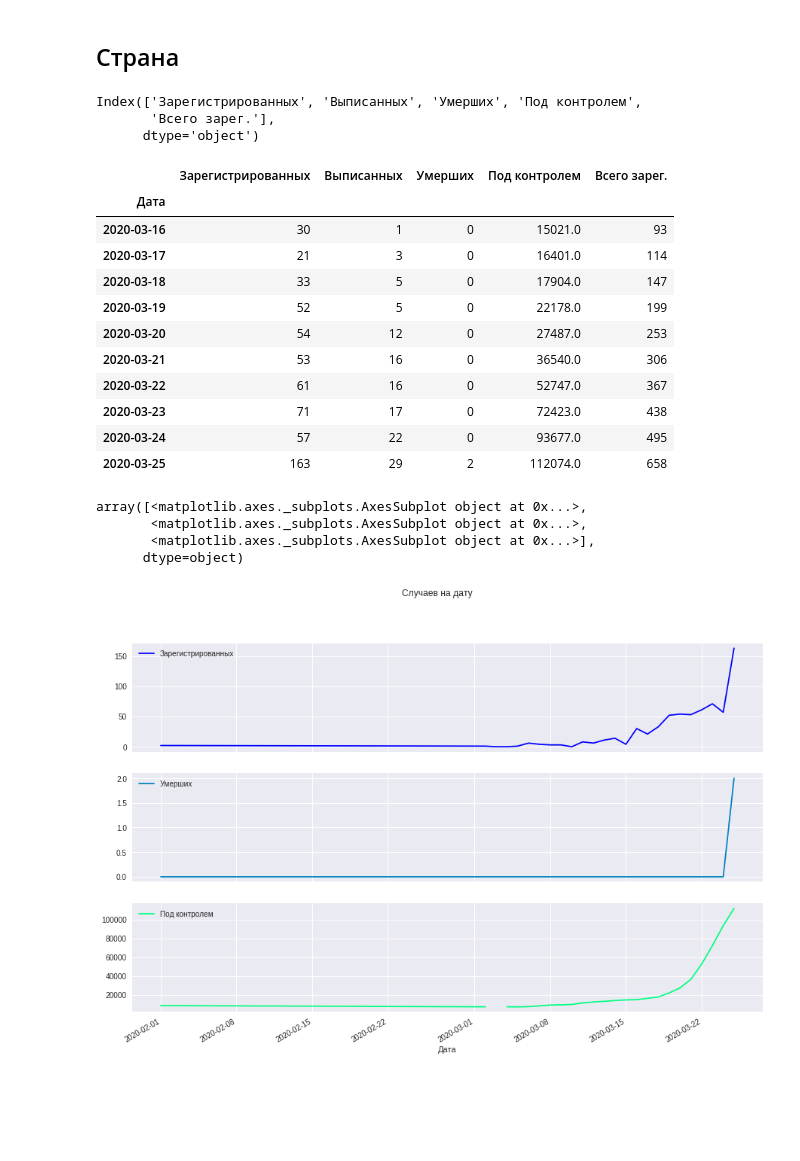
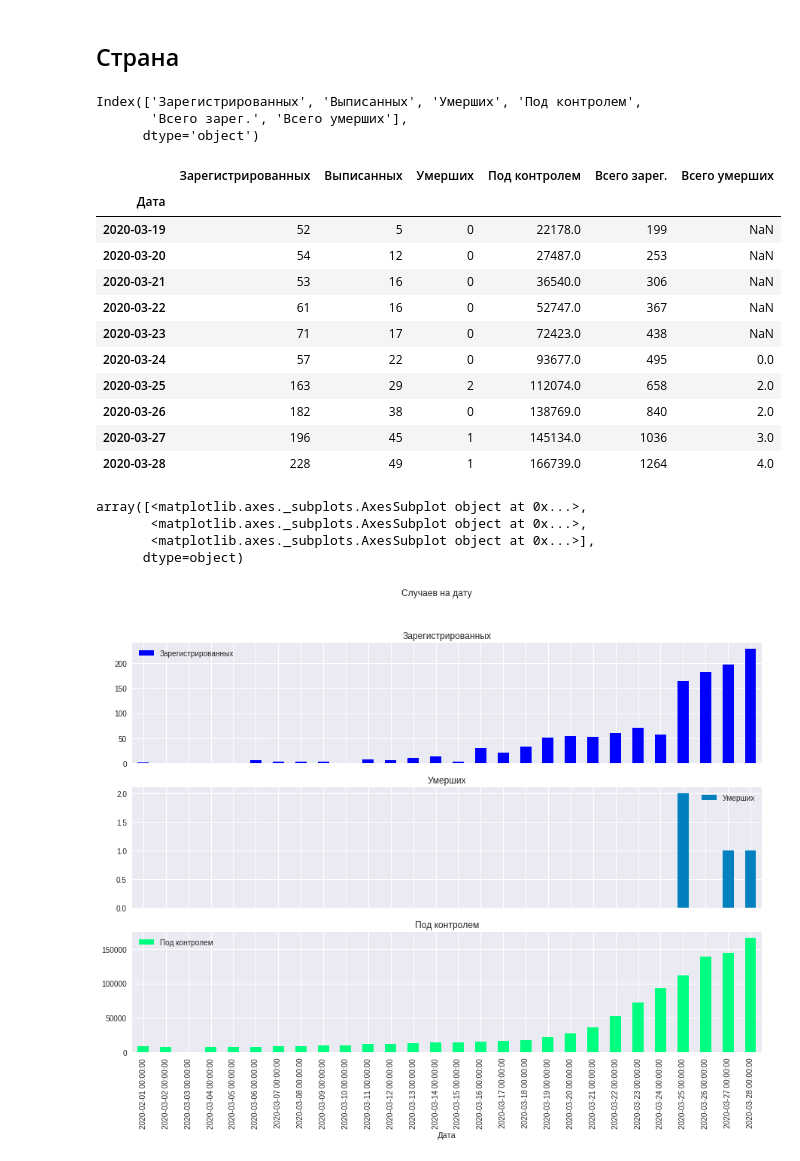
Before and after one commit to smeyashka/corona, a Jupyter notebook: graph.ipynb, the cells around one changed output. Drawn from its saved outputs; the diff is of its cells as text; code cells hidden in the pictures; blank space fills up the shorter version.

```diff
--- a/graph.ipynb
+++ b/graph.ipynb
@@ -168,6 +187,18 @@ rate_all
 # %%
 country = pd.read_csv('data_country.csv', sep=';', parse_dates=['Дата'], index_col='Дата')
 country.columns = country.columns.str.strip()
+# %%
+#Всего на дату
+offset = 23 #до даты появления летальных случаев
+death_all = pd.DataFrame(index = country.index[offset:])
+death_all['Умерших'] = 0
+death_all['Умерших'].values[0] = country[['Умерших']].values[offset]
+
+#print(total.index.size)
+for row in range(1, death_all.index.size, 1):
+    death_all['Умерших'].values[row] = country[['Умерших']].values[row+offset] + death_all[['Умерших']].values[row-1]
+
+country['Всего умерших'] =  death_all
 # %%
 print(country.keys())
 
@@ -175,25 +206,25 @@ print(country.keys())
 country.last('10D')
 # %% [output]
 Index(['Зарегистрированных', 'Выписанных', 'Умерших', 'Под контролем',
-       'Всего зарег.'],
+       'Всего зарег.', 'Всего умерших'],
       dtype='object')
-|  | Зарегистрированных | Выписанных | Умерших | Под контролем | Всего зарег. |
-| Дата |  |  |  |  |  |
-| 2020-03-16 | 30 | 1 | 0 | 15021.0 | 93 |
-| 2020-03-17 | 21 | 3 | 0 | 16401.0 | 114 |
-| 2020-03-18 | 33 | 5 | 0 | 17904.0 | 147 |
-| 2020-03-19 | 52 | 5 | 0 | 22178.0 | 199 |
-| 2020-03-20 | 54 | 12 | 0 | 27487.0 | 253 |
-| 2020-03-21 | 53 | 16 | 0 | 36540.0 | 306 |
-| 2020-03-22 | 61 | 16 | 0 | 52747.0 | 367 |
-| 2020-03-23 | 71 | 17 | 0 | 72423.0 | 438 |
-| 2020-03-24 | 57 | 22 | 0 | 93677.0 | 495 |
-| 2020-03-25 | 163 | 29 | 2 | 112074.0 | 658 |
+|  | Зарегистрированных | Выписанных | Умерших | Под контролем | Всего зарег. | Всего умерших |
+| Дата |  |  |  |  |  |  |
+| 2020-03-19 | 52 | 5 | 0 | 22178.0 | 199 | NaN |
+| 2020-03-20 | 54 | 12 | 0 | 27487.0 | 253 | NaN |
+| 2020-03-21 | 53 | 16 | 0 | 36540.0 | 306 | NaN |
+| 2020-03-22 | 61 | 16 | 0 | 52747.0 | 367 | NaN |
+| 2020-03-23 | 71 | 17 | 0 | 72423.0 | 438 | NaN |
+| 2020-03-24 | 57 | 22 | 0 | 93677.0 | 495 | 0.0 |
+| 2020-03-25 | 163 | 29 | 2 | 112074.0 | 658 | 2.0 |
+| 2020-03-26 | 182 | 38 | 0 | 138769.0 | 840 | 2.0 |
+| 2020-03-27 | 196 | 45 | 1 | 145134.0 | 1036 | 3.0 |
+| 2020-03-28 | 228 | 49 | 1 | 166739.0 | 1264 | 4.0 |
 # %%
-country[['Зарегистрированных',  'Умерших', 'Под контролем']].plot(subplots = True, title = "Случаев на дату", colormap='winter', figsize=(15,10))
+country[['Зарегистрированных',  'Умерших', 'Под контролем']].plot.bar(subplots = True, title = "Случаев на дату", colormap='winter', figsize=(15,10))
 # %% [output]
 array([<matplotlib.axes._subplots.AxesSubplot object at 0x...>,
        <matplotlib.axes._subplots.AxesSubplot object at 0x...>,
        <matplotlib.axes._subplots.AxesSubplot object at 0x...>],
       dtype=object)
-[figure, old version]
+[figure, new version]
```
Also changed, not shown: parts of 9 cells of this notebook, 4 other files.
